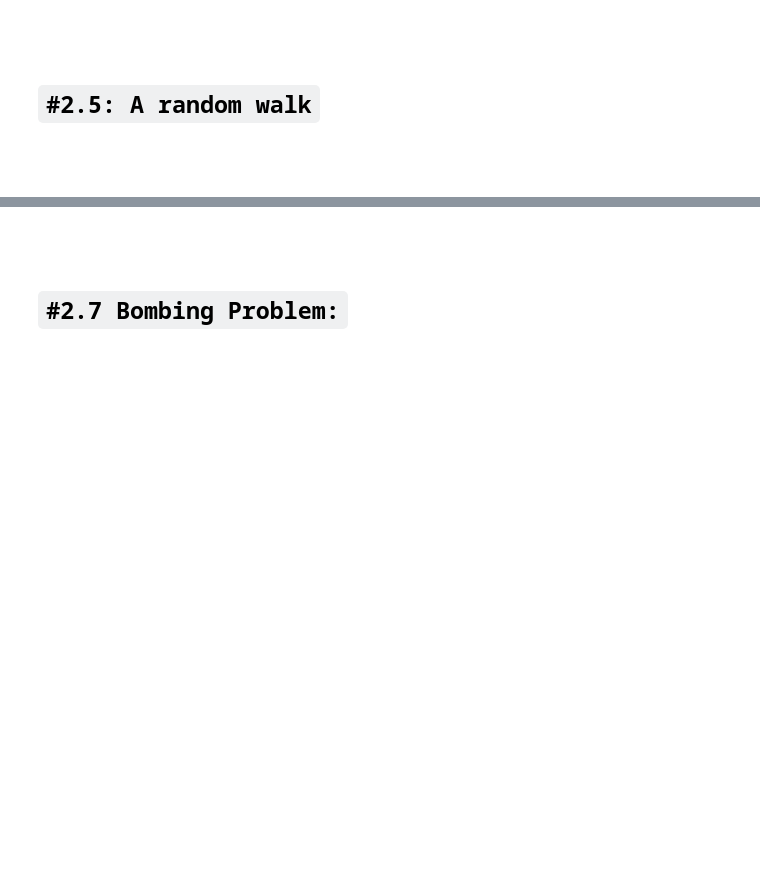
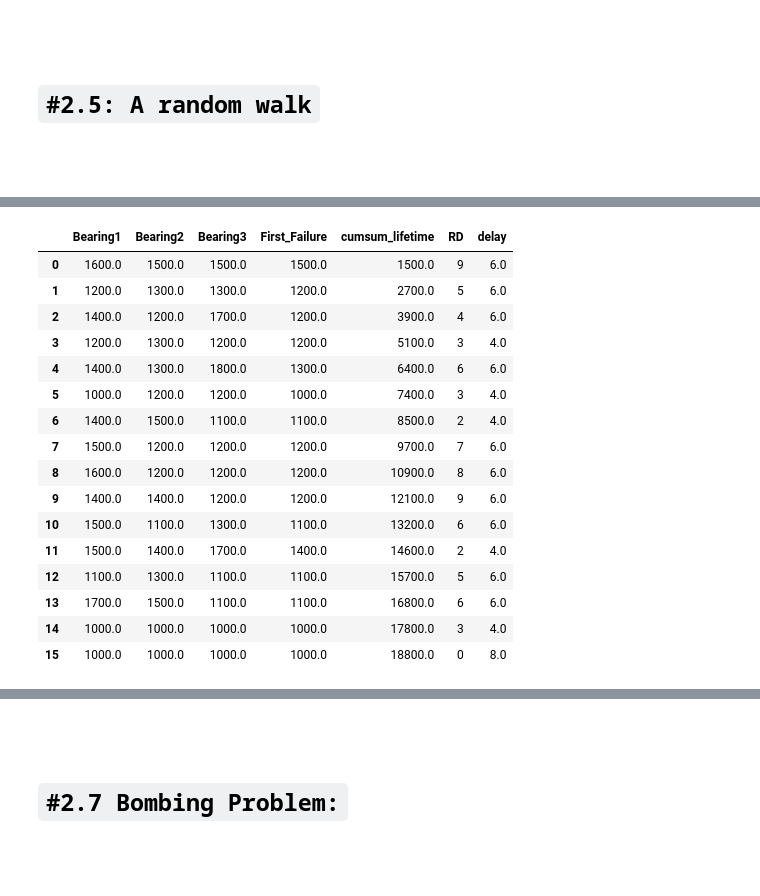
Before and after one commit to yasin-arafat-05/python-academic, a Jupyter notebook: simulation_modeling/01_monte_carlo.ipynb, the cells around one changed output, grey strips where cells are left out. Saved outputs shown, nothing was run; the diff lists cells and outputs as text; code cells hidden in the pictures; blank space fills up the shorter version.

```diff
--- a/simulation_modeling/01_monte_carlo.ipynb
+++ b/simulation_modeling/01_monte_carlo.ipynb
@@ -228,0 +309,3 @@ plt.show()
+# %%
+bearing_life.iloc[-1,3] = 0
+bearing_life
@@ -228,0 +361,14 @@ plt.show()
+# %%
+
+
+# ====== Getting the value of random digit ==========
+def get_delay_val(random_digit,df):
+    for idx,row in df.iterrows():
+        low = row['lower']
+        high = row['upper']
+        if low<= random_digit <= high:
+            return row["delay_time(min)"]
+        elif high<= random_digit <= low:
+            return row["delay_time(min)"]
+
+get_delay_val(0,delay)
@@ -228,0 +518,66 @@ plt.show()
+# %%
+
+# ======================= Change 3 Bearing at once ======================
+
+def get_value_table(bearing_idx,val_idx):
+    try:
+        val = three_bearing[three_bearing["Bearing_ID"]==bearing_idx]["Life_Time"].iloc[val_idx]
+        return val
+    except:
+        random_number = np.random.randint(0,10,1).item()
+        return get_bearing_life_val(random_number,df=bearing_life)
+
+
+def chage_three_bearing_at_once(target_hours):
+    cnt = 0
+    all_recoards = []
+    total_time = 0
+    while True:
+
+        # ====== get value for bearing ======
+        bearing1 = get_value_table(1,cnt)
+        bearing2 = get_value_table(2,cnt)
+        bearing3 = get_value_table(3,cnt)
+        cnt+=1
+
+        first_failure = min(bearing1,bearing2,bearing3)
+        total_time += first_failure
+
+        # ====== get value for time ======
+        rd = np.random.randint(0,10,1).item()
+        del_time = get_delay_val(rd,df=delay)
+
+        all_recoards.append({
+            "Bearing1":bearing1,
+            "Bearing2":bearing2,
+            "Bearing3":bearing3,
+            "First_Failure":first_failure,
+            "cumsum_lifetime": total_time,
+            "RD": rd,
+            "delay": del_time
+        })
+
+        if total_time>=target_hours:
+            break
+    return pd.DataFrame(all_recoards)
+
+change_all = chage_three_bearing_at_once(18000)
+change_all
+# %% [output]
+|  | Bearing1 | Bearing2 | Bearing3 | First_Failure | cumsum_lifetime | RD | delay |
+| 0 | 1600.0 | 1500.0 | 1500.0 | 1500.0 | 1500.0 | 9 | 6.0 |
+| 1 | 1200.0 | 1300.0 | 1300.0 | 1200.0 | 2700.0 | 5 | 6.0 |
+| 2 | 1400.0 | 1200.0 | 1700.0 | 1200.0 | 3900.0 | 4 | 6.0 |
+| 3 | 1200.0 | 1300.0 | 1200.0 | 1200.0 | 5100.0 | 3 | 4.0 |
+| 4 | 1400.0 | 1300.0 | 1800.0 | 1300.0 | 6400.0 | 6 | 6.0 |
+| 5 | 1000.0 | 1200.0 | 1200.0 | 1000.0 | 7400.0 | 3 | 4.0 |
+| 6 | 1400.0 | 1500.0 | 1100.0 | 1100.0 | 8500.0 | 2 | 4.0 |
+| 7 | 1500.0 | 1200.0 | 1200.0 | 1200.0 | 9700.0 | 7 | 6.0 |
+| 8 | 1600.0 | 1200.0 | 1200.0 | 1200.0 | 10900.0 | 8 | 6.0 |
+| 9 | 1400.0 | 1400.0 | 1200.0 | 1200.0 | 12100.0 | 9 | 6.0 |
+| 10 | 1500.0 | 1100.0 | 1300.0 | 1100.0 | 13200.0 | 6 | 6.0 |
+| 11 | 1500.0 | 1400.0 | 1700.0 | 1400.0 | 14600.0 | 2 | 4.0 |
+| 12 | 1100.0 | 1300.0 | 1100.0 | 1100.0 | 15700.0 | 5 | 6.0 |
+| 13 | 1700.0 | 1500.0 | 1100.0 | 1100.0 | 16800.0 | 6 | 6.0 |
+| 14 | 1000.0 | 1000.0 | 1000.0 | 1000.0 | 17800.0 | 3 | 4.0 |
+| 15 | 1000.0 | 1000.0 | 1000.0 | 1000.0 | 18800.0 | 0 | 8.0 |
```
Also changed, not shown: parts of 33 cells of this notebook, 4 other files.
